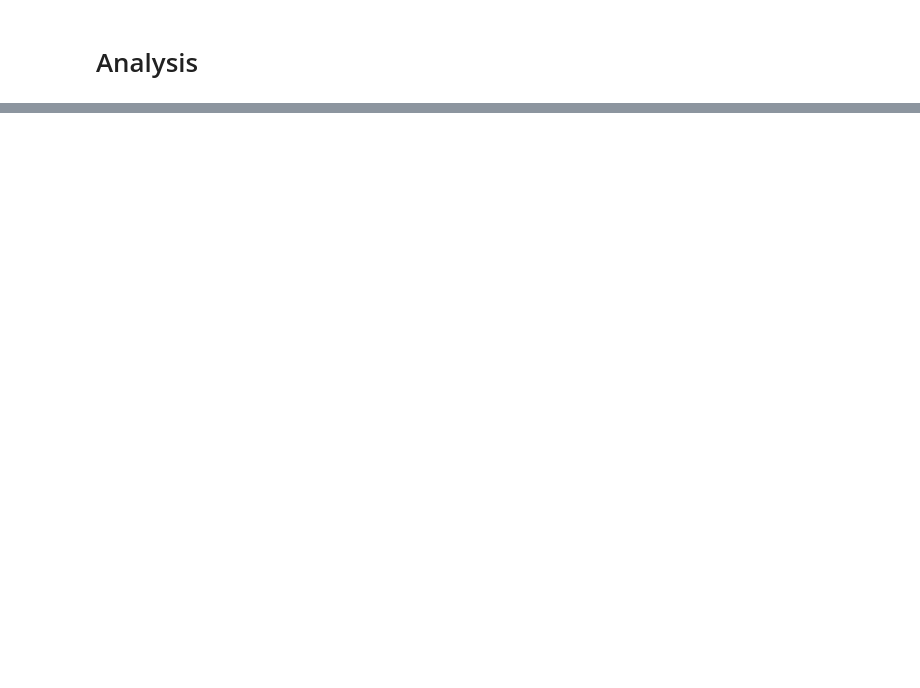
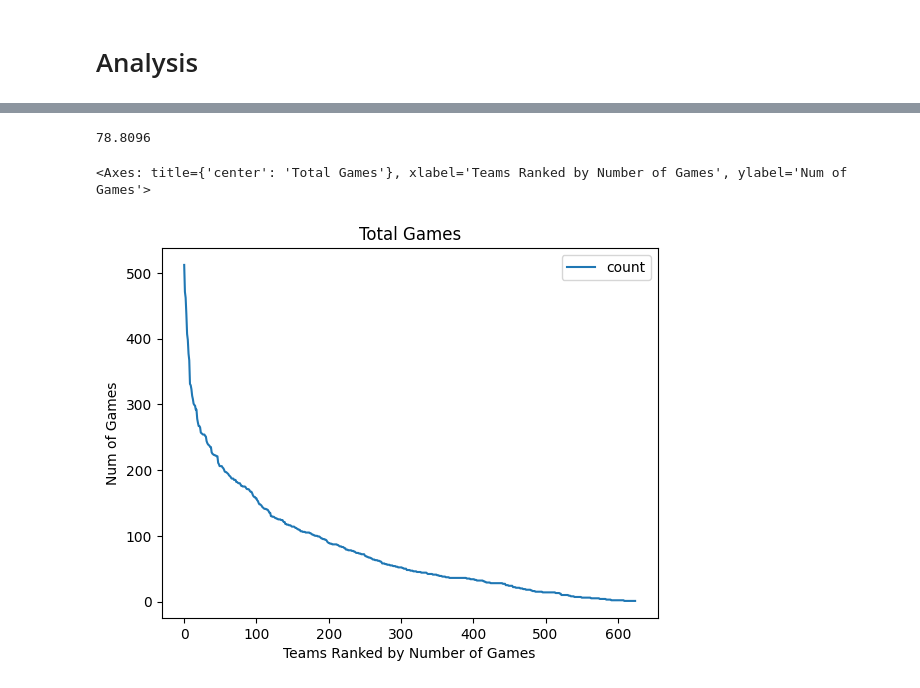
Before and after one commit to projectulterior/global-power-rankings, a Jupyter notebook: analyze/analysis.ipynb, the cells around one changed output, grey strips where cells are left out. Drawn from its saved outputs; the diff is of its cells as text; code cells hidden in the pictures; blank space fills up the shorter version.

```diff
--- a/analyze/analysis.ipynb
+++ b/analyze/analysis.ipynb
@@ -52,24 +69,29 @@ print(pca.singular_values_)
 # %%
 gameCounts = {}
 for game in read('data/games.json'):
     red = game['red_id'] if 'red_id' in game else ''
     blue = game['blue_id'] if 'blue_id' in game else ''
 
     if red:
         if red in gameCounts:
             gameCounts[red] += 1
         else: gameCounts[red] = 1
     if blue:
         if blue in gameCounts:
             gameCounts[blue] += 1
         else: gameCounts[blue] = 1
 
 counts = []
 for team, count in gameCounts.items():
     counts.append({'team_id': team, 'count': count})
 
 counts.sort(key=lambda x: x['count'], reverse=True)
 
 df = pd.DataFrame(counts)
 print(df['count'].mean())
-counts
+
+df.plot(title="Total Games", xlabel="Teams Ranked by Number of Games", ylabel="Num of Games")
+# %% [output]
+78.8096
+<Axes: title={'center': 'Total Games'}, xlabel='Teams Ranked by Number of Games', ylabel='Num of Games'>
+[figure, added]
```
Also changed, not shown: parts of 6 cells of this notebook, 5 other files.
